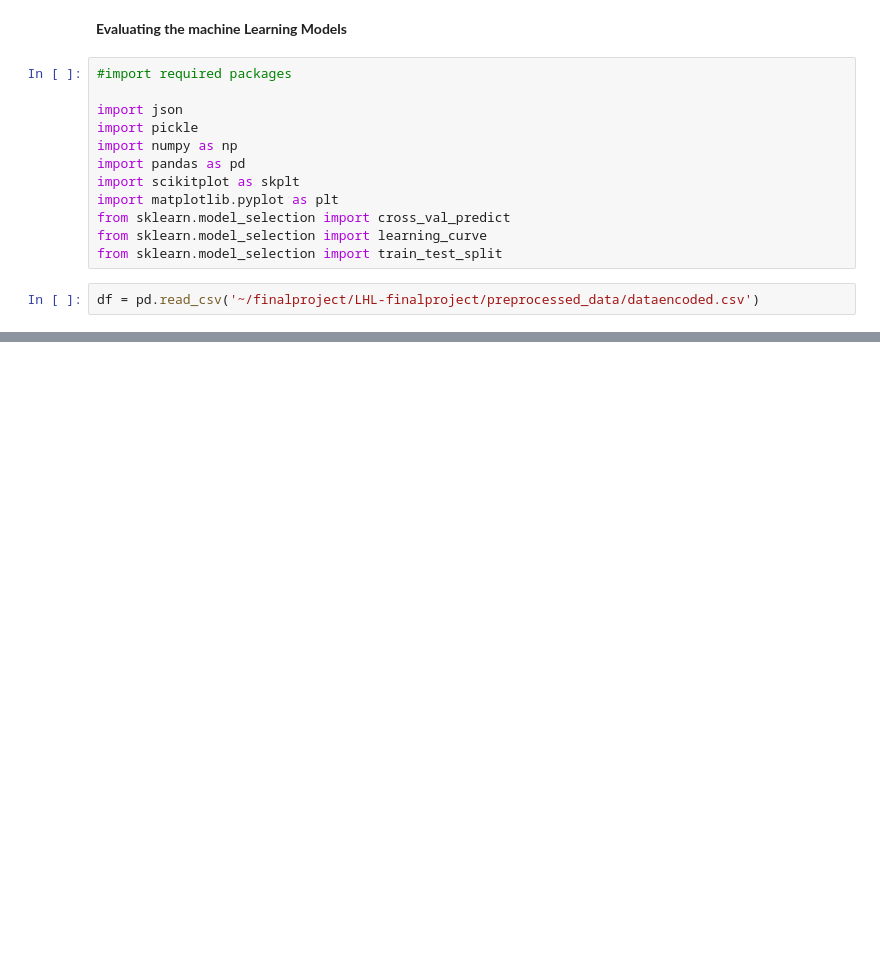
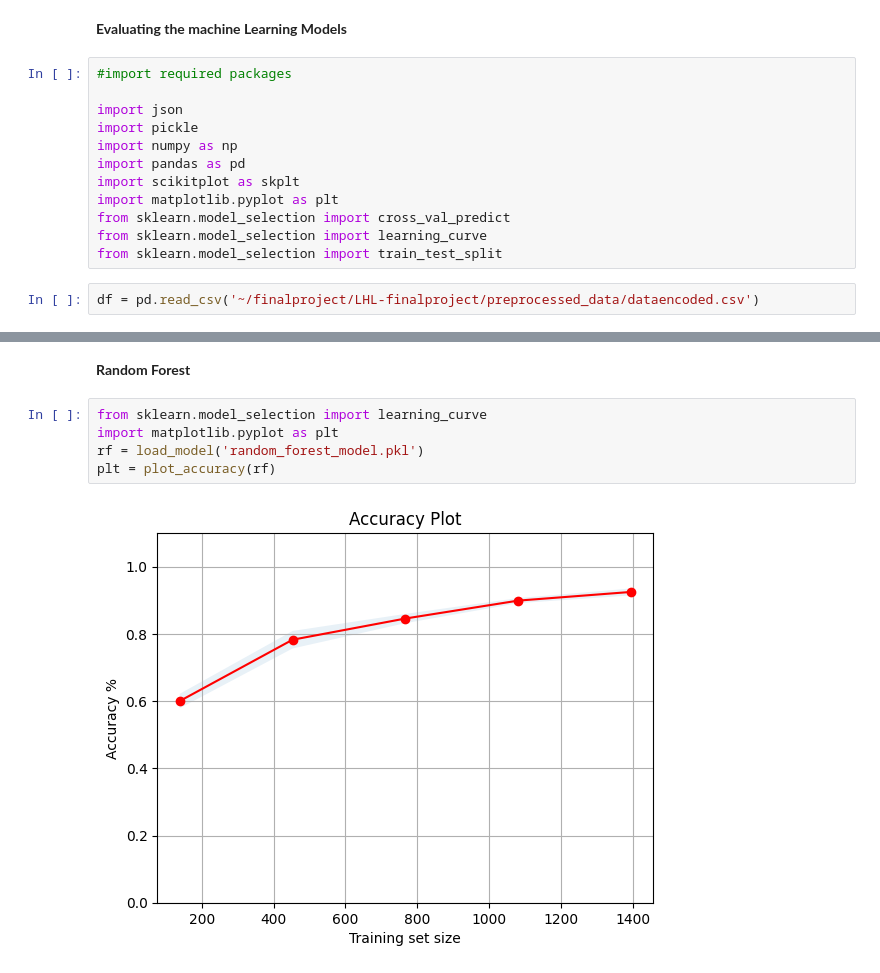
Before and after one commit to LaraOnipede/LHL-finalProject, a Jupyter notebook: notebooks/ModelEvaluation.ipynb, the cells around one changed output, grey strips where cells are left out. Cells and saved outputs as stored; diff of their text form; blank space fills up the shorter version.

```diff
--- a/notebooks/ModelEvaluation.ipynb
+++ b/notebooks/ModelEvaluation.ipynb
@@ -83,0 +82,9 @@ plt = plot_accuracy('decision_tree')
+# %% [markdown]
+**Random Forest**
+# %%
+from sklearn.model_selection import learning_curve
+import matplotlib.pyplot as plt
+rf = load_model('random_forest_model.pkl')
+plt = plot_accuracy(rf)
+# %% [output]
+[figure, added]
```
Also changed, not shown: parts of 16 cells of this notebook.
